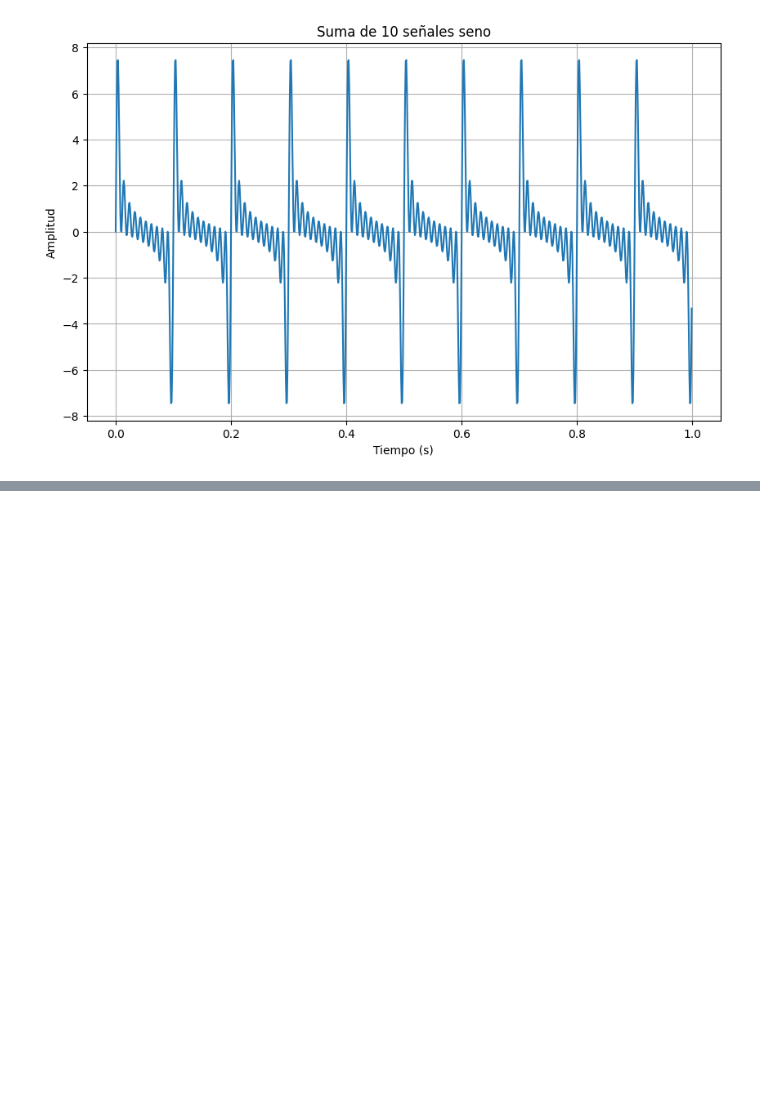
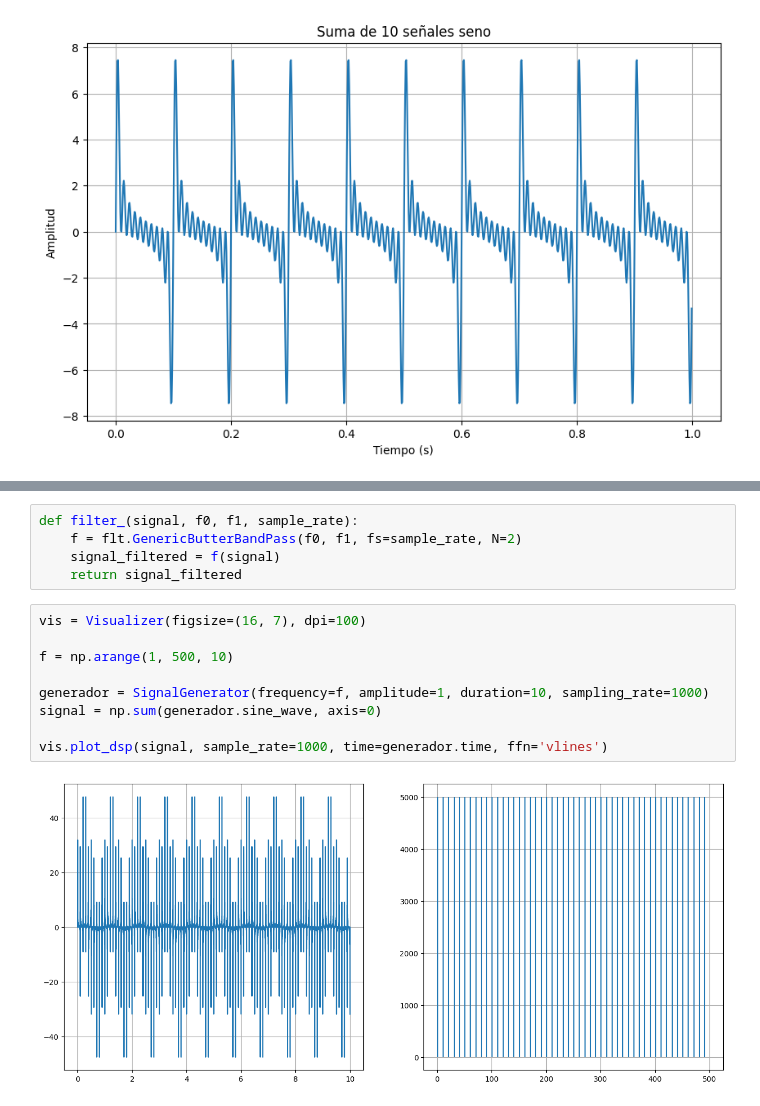
Before and after one commit to Klrojasm/DPS, a Jupyter notebook: tarea_2_PDS.ipynb, the cells around one changed output, grey strips where cells are left out. Cells and saved outputs as stored; diff of their text form; blank space fills up the shorter version.

```diff
--- a/tarea_2_PDS.ipynb
+++ b/tarea_2_PDS.ipynb
@@ -163,0 +200,16 @@ plt.show()
+# %%
+def filter_(signal, f0, f1, sample_rate):
+    f = flt.GenericButterBandPass(f0, f1, fs=sample_rate, N=2)
+    signal_filtered = f(signal)
+    return signal_filtered
+# %%
+vis = Visualizer(figsize=(16, 7), dpi=100)
+
+f = np.arange(1, 500, 10)
+
+generador = SignalGenerator(frequency=f, amplitude=1, duration=10, sampling_rate=1000)
+signal = np.sum(generador.sine_wave, axis=0)
+
+vis.plot_dsp(signal, sample_rate=1000, time=generador.time, ffn='vlines')
+# %% [output]
+[figure, added]
```
Also changed, not shown: parts of 10 cells of this notebook.
